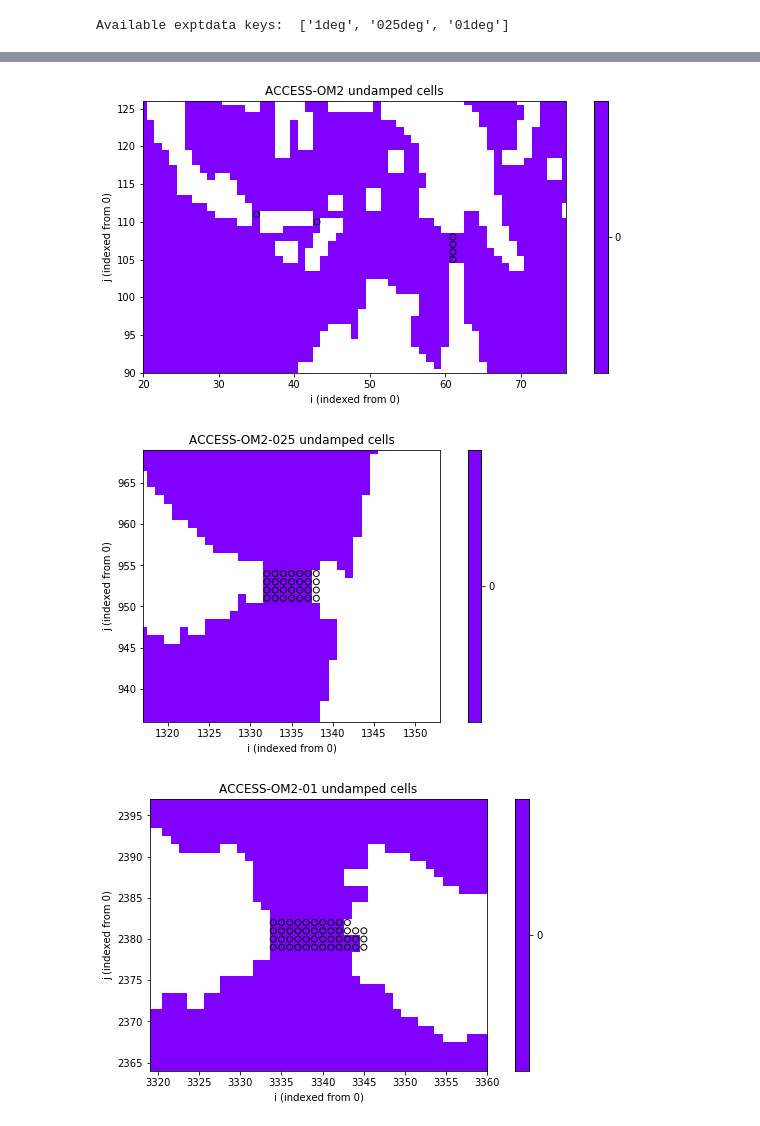
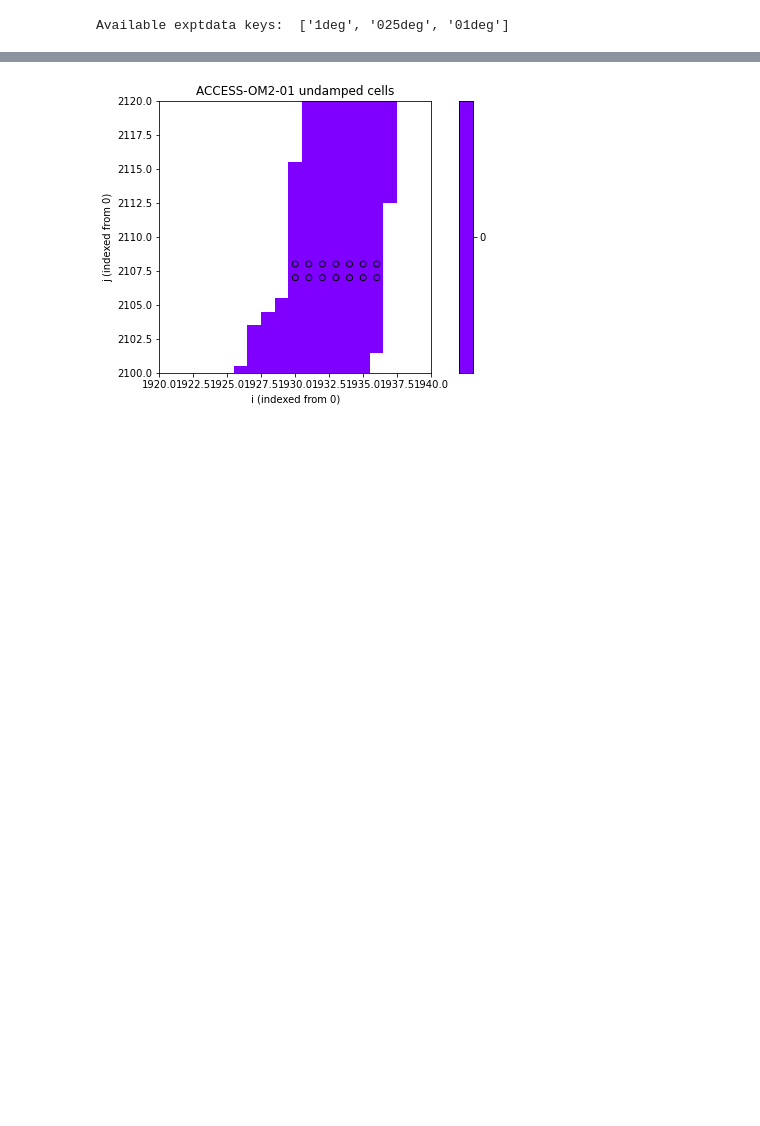
Before and after one commit to rmholmes/cosima-scripts, a Jupyter notebook: Rayleigh_drag.ipynb, the cells around one changed output, grey strips where cells are left out. Cells and saved outputs as stored; diff of their text form; code cells hidden in the pictures; blank space fills up the shorter version.

```diff
--- a/Rayleigh_drag.ipynb
+++ b/Rayleigh_drag.ipynb
@@ -45,9 +45,10 @@ def savefigure(fname):
 # %%
 # load Rayleigh drag data from final field_table of each run
 ft_data = copy.deepcopy(exptdata.exptdict)  # to store fields under the same keys as exptdata.exptdict
-ft_data['1deg']['exptdir'] = '/scratch/e14/rmh561/access-om2/archive/1deg_jra55_ryf_red3DSK'
-ft_data['025deg']['exptdir'] = '/scratch/e14/rmh561/access-om2/archive/025deg_jra55_iaf_newtopo_newIC'
-ft_data['01deg']['exptdir'] = '/g/data/e14/rmh561/access-om2/archive/01deg_jra55_ryf'
+ft_data['1deg']['exptdir'] = '/g/data/e14/rmh561/access-om2/archive/1deg_jra55_ryf_kds50'
+ft_data['025deg']['exptdir'] = '/g/data/e14/rmh561/access-om2/archive/025deg_jra55_ryf_norediGM'
+ft_data['01deg']['exptdir'] = '/scratch/e14/rmh561/access-om2/archive/01deg_jra55_ryf_k_smag_iso7p9'
+new_field_table01 = '/home/561/rmh561/access-om2/01deg_jra55_ryf_k_smag_iso7p9/ocean/field_table'
 
 for ekey in ft_data.keys():
     ftde = ft_data[ekey]
@@ -61,7 +62,10 @@ for ekey in ft_data.keys():
     ftde['kmu'] = gridfile.kmu
     ftde['hu'] = gridfile.hu  # hu has correct u-cell mask (kmu uses t-cell mask)
 
+    if ekey=='01deg':
+        ftfile = new_field_table01
     ftde['field_table'] = ftfile
+
     damp_table = ''
     with open(ftfile,"r") as f:
         for line in f:
@@ -71,7 +75,7 @@ for ekey in ft_data.keys():
             if line.startswith('"rayleigh"'):
                 damp_table += line
             else:
-                break
+                pass
 
     ftde['damp_table_ii'] = [ int(i)-1 for i in re.findall('itable=(\d+)', damp_table) ]  # subtract 1 to index from 0
     ftde['damp_table_jj'] = [ int(j)-1 for j in re.findall('jtable=(\d+)', damp_table) ]  # subtract 1 to index from 0
@@ -151,28 +188,27 @@ for ekey in ft_data.keys():
 # %%
 # missing cell plots
 margin = 15  # grid cells
 maxundamped = int(max([ft_data[ekey]['undamped'].max() for ekey in ['1deg']]).values.tolist())
 
-ekey = '025deg'
-for ekey in ft_data.keys():
-    ftde = ft_data[ekey]
-    if len(ftde['damp_time']) > 0:
-        imin = min(ftde['damp_table_ii']) - margin
-        imax = max(ftde['damp_table_ii']) + margin
-        jmin = min(ftde['damp_table_jj']) - margin
-        jmax = max(ftde['damp_table_jj']) + margin
-        plt.figure(figsize=(10,5))
-        plt.imshow(ftde['undamped'], origin='lower', cmap=plt.get_cmap('rainbow',maxundamped+1))
-        plt.colorbar(ticks=range(maxundamped+1))
-        plt.clim(-0.5, maxundamped+0.5)
-        plt.scatter(ftde['damp_table_ii'],ftde['damp_table_jj'], facecolors='none', edgecolors='k')
-        plt.xlim(imin,imax)
-        plt.ylim(jmin,jmax)
-        plt.title(ftde['desc']+' undamped cells')
-        plt.xlabel('i (indexed from 0)')
-        plt.ylabel('j (indexed from 0)')
+ekey = '01deg'
+#for ekey in ft_data.keys():
+ftde = ft_data[ekey]
+if len(ftde['damp_time']) > 0:
+    imin = min(ftde['damp_table_ii']) - margin
+    imax = max(ftde['damp_table_ii']) + margin
+    jmin = min(ftde['damp_table_jj']) - margin
+    jmax = max(ftde['damp_table_jj']) + margin
+    imin,imax,jmin,jmax = 1920,1940,2100,2120 # Hudson Bay
+    plt.figure(figsize=(10,5))
+    plt.imshow(ftde['undamped'], origin='lower', cmap=plt.get_cmap('rainbow',maxundamped+1))
+    plt.colorbar(ticks=range(maxundamped+1))
+    plt.clim(-0.5, maxundamped+0.5)
+    plt.scatter(ftde['damp_table_ii'],ftde['damp_table_jj'], facecolors='none', edgecolors='k')
+    plt.xlim(imin,imax)
+    plt.ylim(jmin,jmax)
+    plt.title(ftde['desc']+' undamped cells')
+    plt.xlabel('i (indexed from 0)')
+    plt.ylabel('j (indexed from 0)')
 #        savefigure('Rayleigh_undamped_cells_'+ekey)
 # %% [output]
-[figure, old version]
+[figure, new version]
-[figure, removed]
-[figure, removed]
```
Also changed, not shown: parts of 5 cells of this notebook, 3 other files.
